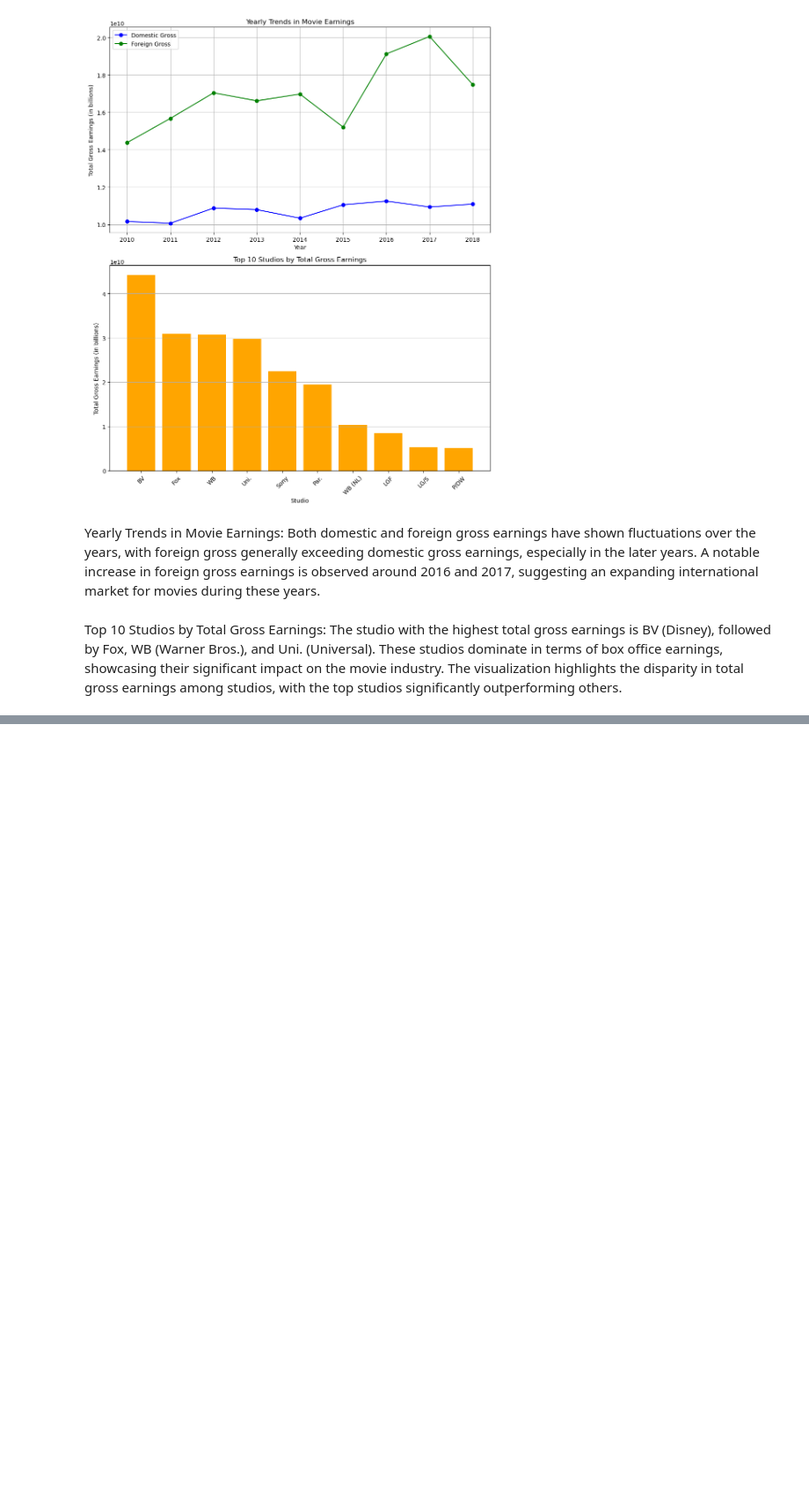
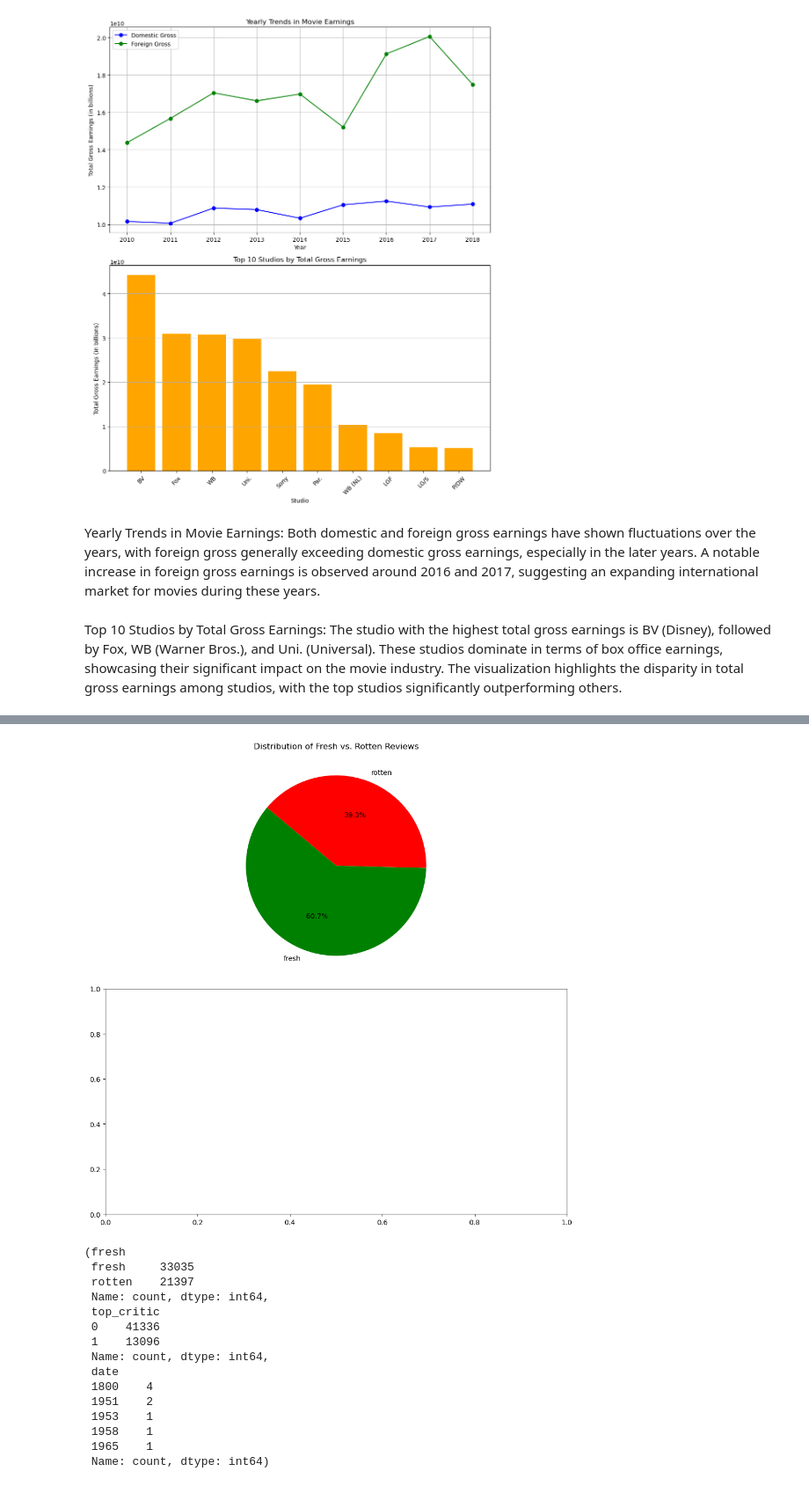
Before and after one commit to Muthama42/phase-1-project, a Jupyter notebook: student.ipynb, the cells around one changed output, grey strips where cells are left out. Shown at 88% size. Saved outputs shown, nothing was run; the diff lists cells and outputs as text; code cells hidden in the pictures; blank space fills up the shorter version.

Commit message:
Perform EDA on the rt.reviews.tsv database

```diff
--- a/student.ipynb
+++ b/student.ipynb
@@ -463,0 +467,7 @@ The visualization highlights the disparity in total gross earnings among studios
+# %%
+# Load the dataset
+db_path3 = r'C:\Users\HP\Documents\GitHub\phase-1-project\zippedData\rt.reviews.tsv\rt.reviews.tsv'
+rt_reviews_df = pd.read_csv(db_path3, sep='\t', encoding='latin1')
+
+# Display the first few rows of the dataframe to understand its structure and contents
+rt_reviews_df.head()
@@ -463,0 +518,42 @@ The visualization highlights the disparity in total gross earnings among studios
+# %%
+# Descriptive Statistics and Visualization Preparation
+
+# Distribution of 'fresh' vs. 'rotten' reviews
+fresh_rotten_distribution = rt_reviews_df['fresh'].value_counts()
+
+# Count of reviews by top critics
+top_critic_reviews = rt_reviews_df['top_critic'].value_counts()
+
+# Convert 'date' to datetime format for time-based analysis
+rt_reviews_df['date'] = pd.to_datetime(rt_reviews_df['date'], errors='coerce')
+
+# Reviews over time - we will count the number of reviews by year for visualization
+reviews_over_time = rt_reviews_df['date'].dt.year.value_counts().sort_index()
+
+fig, ax = plt.subplots(2, 1, figsize=(10, 10))
+
+# Pie chart for 'fresh' vs. 'rotten' distribution
+ax[0].pie(fresh_rotten_distribution, labels=fresh_rotten_distribution.index, autopct='%1.1f%%', startangle=140, colors=['green', 'red'])
+ax[0].set_title('Distribution of Fresh vs. Rotten Reviews')
+
+plt.tight_layout()
+plt.show()
+
+(fresh_rotten_distribution, top_critic_reviews, reviews_over_time.head())
+# %% [output]
+[figure, added]
+(fresh
+ fresh     33035
+ rotten    21397
+ Name: count, dtype: int64,
+ top_critic
+ 0    41336
+ 1    13096
+ Name: count, dtype: int64,
+ date
+ 1800    4
+ 1951    2
+ 1953    1
+ 1958    1
+ 1965    1
+ Name: count, dtype: int64)
```
Also changed, not shown: parts of 13 cells of this notebook.
